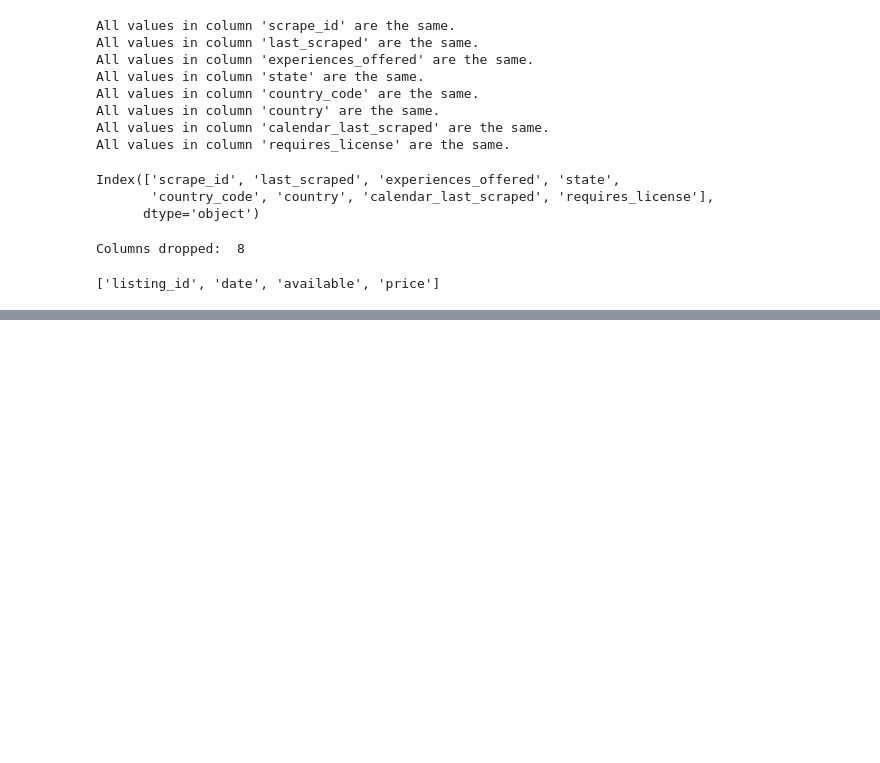
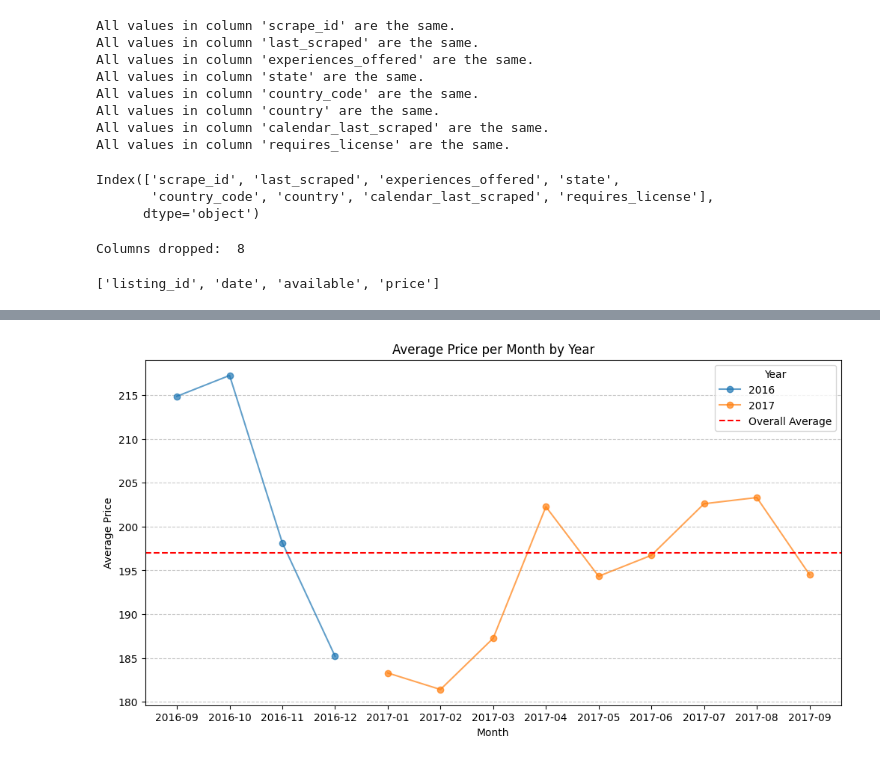
Before and after one commit to Tyler-McIntyre/Udacity, a Jupyter notebook: boston_airbnb_data/boston_airbnb_2.ipynb, the cells around one changed output, grey strips where cells are left out. Cells and saved outputs as stored; diff of their text form; code cells hidden in the pictures; blank space fills up the shorter version.

```diff
--- a/boston_airbnb_data/boston_airbnb_2.ipynb
+++ b/boston_airbnb_data/boston_airbnb_2.ipynb
@@ -336,0 +421,4 @@ df_listings_subset.head()
+# %%
+# Extract the month from the 'date' column
+df_calender_drop_nan['month'] = df_calender_drop_nan['date'].dt.to_period('M')
+df_calendar_with_month = df_calender_drop_nan.copy()
@@ -336,0 +431,3 @@ df_listings_subset.head()
+# %%
+cal_cols_to_keep = ['listing_id', 'price', 'month']
+df_calendar_cleaned = df_calendar_with_month[cal_cols_to_keep]
@@ -337,5 +445,8 @@ df_listings_subset.head()
 # %%
-# Visualize the data now, this may show that we need to impute some values or drop more rows.
-# For instance we might have rows in here that are missing 50% of their data... It might be worth it to seperate the listings
-# data into the review score information and the neighborhood information
-# I think it'd be worth it to drop rows where we're missing 50% of the data
+# What timeframes/windows do prices spike the most?
+# Find the average price per listing
+df_calendar_grouped = df_calendar_cleaned.groupby(['listing_id', 'month'])['price'].mean().reset_index()
+# %%
+# Find the average price per month
+df_grouped_month_price = df_calendar_grouped.groupby(['month'])['price'].mean().reset_index()
+df_grouped_month_price.head()
@@ -341,0 +460,35 @@ df_listings_subset.head()
+# %%
+df_grouped_month_price['month'] = pd.to_datetime(df_grouped_month_price['month'].astype(str)).dt.to_period('M')
+df_grouped_month_price['year'] = df_grouped_month_price['month'].dt.to_timestamp().dt.year  # Extracting the year
+
+# Create a DataFrame with all possible months in the range
+all_months = pd.period_range(start=df_grouped_month_price['month'].min(), end=df_grouped_month_price['month'].max(), freq='M')
+all_months_df = pd.DataFrame({'month': all_months})
+
+# Merge with the original DataFrame to fill missing months with NaN
+merged_df = pd.merge(all_months_df, df_grouped_month_price, on='month', how='left')
+
+# Fill NaN values with the overall average
+average_price_overall = df_grouped_month_price['price'].mean()
+merged_df.loc[:, 'price'] = merged_df['price'].fillna(average_price_overall)
+
+# Convert 'month' to string representation
+merged_df['month_str'] = merged_df['month'].astype(str)
+
+# Plotting as a line graph with dots (markers) for each year
+plt.figure(figsize=(12, 6))
+for year in merged_df['year'].unique():
+    data_year = merged_df[merged_df['year'] == year]
+    plt.plot(data_year['month_str'], data_year['price'], marker='o', label=str(year), alpha=0.7)
+
+# Plotting the overall average price as a horizontal line
+plt.axhline(y=average_price_overall, color='r', linestyle='--', label='Overall Average')
+
+plt.title('Average Price per Month by Year')
+plt.xlabel('Month')
+plt.ylabel('Average Price')
+plt.legend(title='Year')
+plt.grid(axis='y', linestyle='--', alpha=0.7)
+plt.show()
+# %% [output]
+[figure, added]
```
Also changed, not shown: parts of 30 cells of this notebook.
